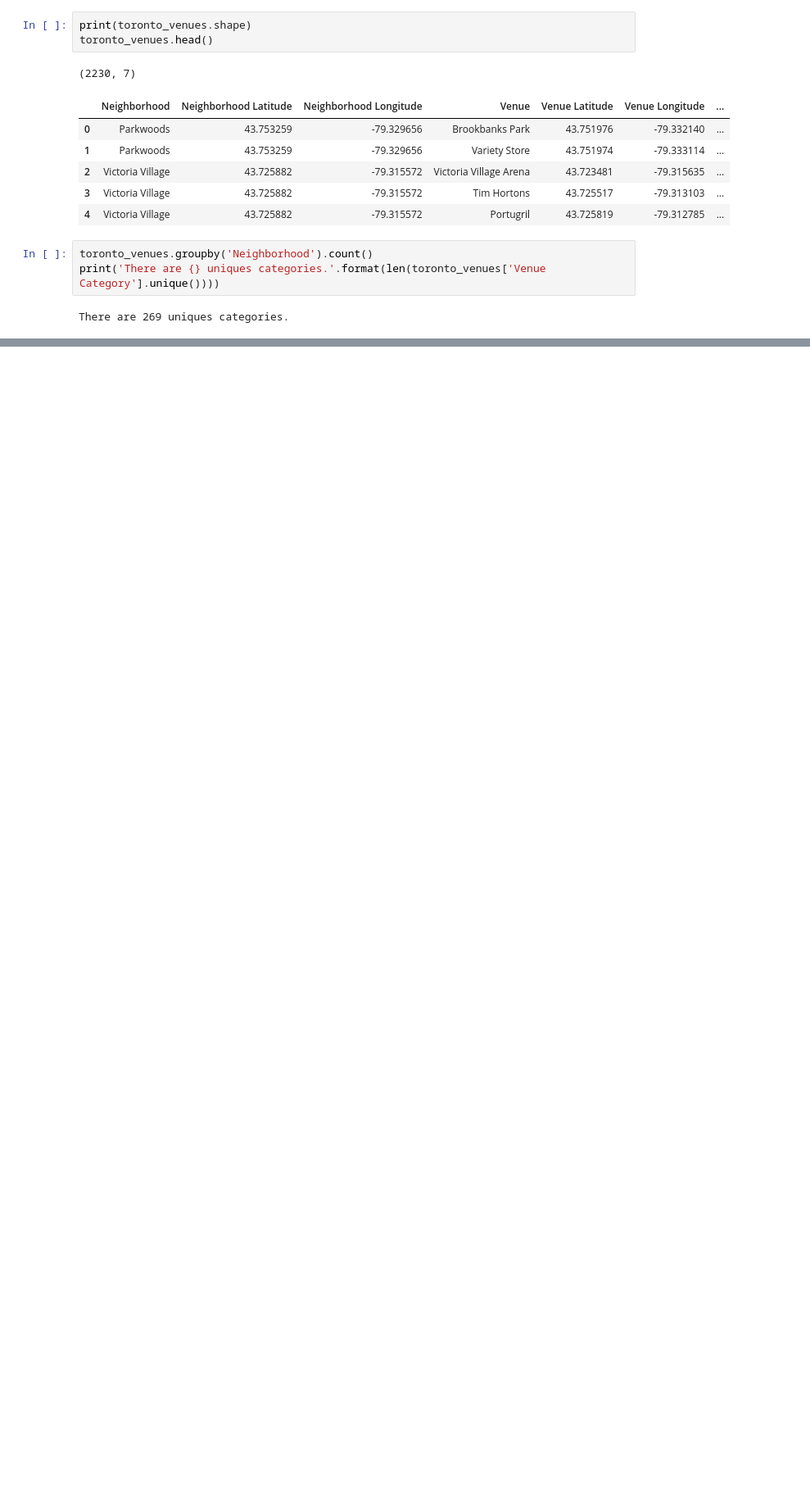
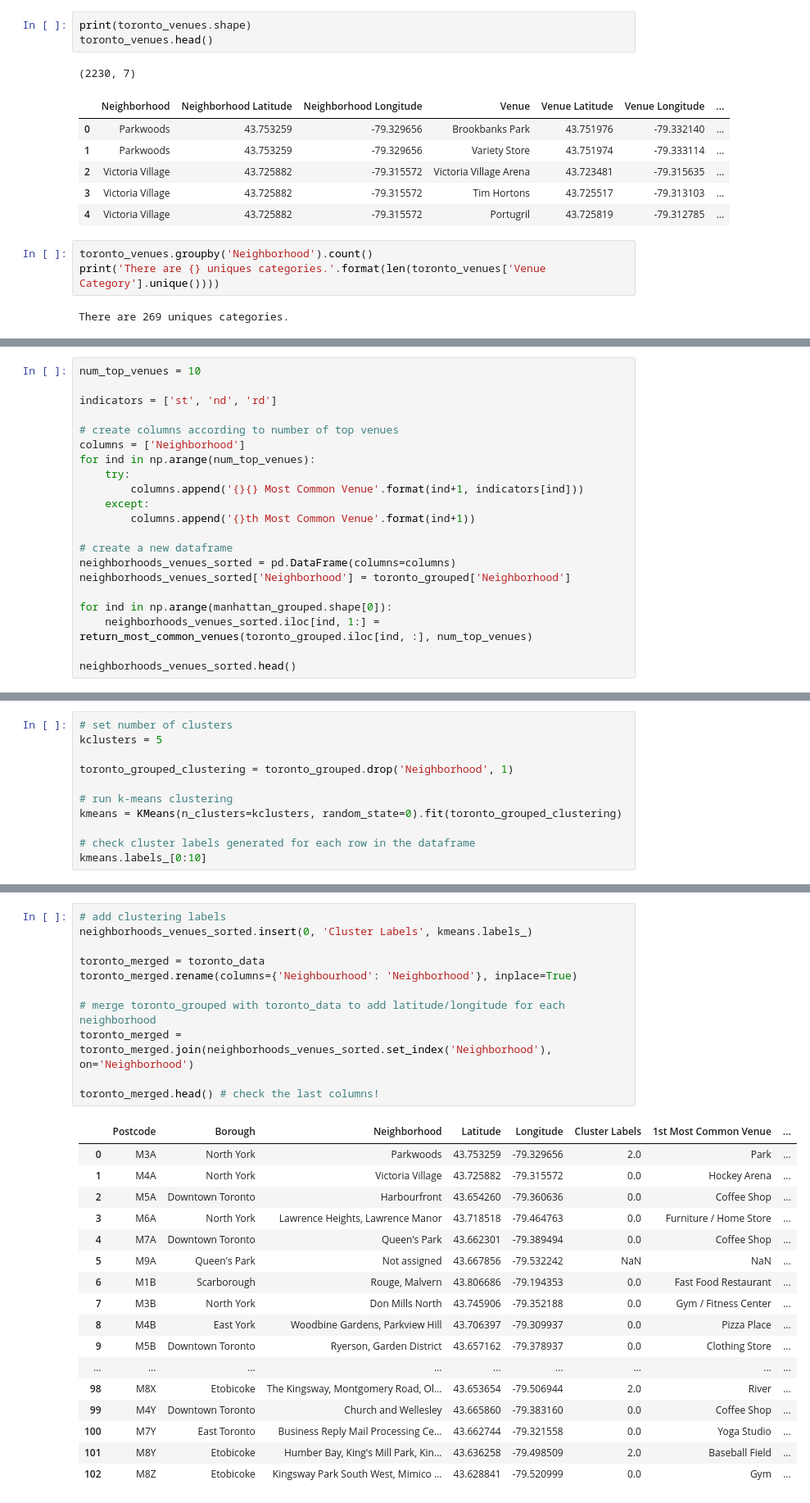
Before and after one commit to savamo/Coursera_Capstone, a Jupyter notebook: Week3 - Peer-graded Assignment.ipynb, the cells around one changed output, grey strips where cells are left out. Shown: that part at 82% size. Saved outputs shown, nothing was run; the diff lists cells and outputs as text; blank space fills up the shorter version.

Commit message:
Published from Watson Studio.

```diff
--- a/Week3 - Peer-graded Assignment.ipynb
+++ b/Week3 - Peer-graded Assignment.ipynb
@@ -198,0 +278,21 @@ There are 269 uniques categories.
+# %%
+num_top_venues = 10
+
+indicators = ['st', 'nd', 'rd']
+
+# create columns according to number of top venues
+columns = ['Neighborhood']
+for ind in np.arange(num_top_venues):
+    try:
+        columns.append('{}{} Most Common Venue'.format(ind+1, indicators[ind]))
+    except:
+        columns.append('{}th Most Common Venue'.format(ind+1))
+
+# create a new dataframe
+neighborhoods_venues_sorted = pd.DataFrame(columns=columns)
+neighborhoods_venues_sorted['Neighborhood'] = toronto_grouped['Neighborhood']
+
+for ind in np.arange(manhattan_grouped.shape[0]):
+    neighborhoods_venues_sorted.iloc[ind, 1:] = return_most_common_venues(toronto_grouped.iloc[ind, :], num_top_venues)
+
+neighborhoods_venues_sorted.head()
@@ -198,0 +308,11 @@ There are 269 uniques categories.
+# %%
+# set number of clusters
+kclusters = 5
+
+toronto_grouped_clustering = toronto_grouped.drop('Neighborhood', 1)
+
+# run k-means clustering
+kmeans = KMeans(n_clusters=kclusters, random_state=0).fit(toronto_grouped_clustering)
+
+# check cluster labels generated for each row in the dataframe
+kmeans.labels_[0:10]
@@ -198,0 +321,29 @@ There are 269 uniques categories.
+# %%
+# add clustering labels
+neighborhoods_venues_sorted.insert(0, 'Cluster Labels', kmeans.labels_)
+
+toronto_merged = toronto_data
+toronto_merged.rename(columns={'Neighbourhood': 'Neighborhood'}, inplace=True)
+
+# merge toronto_grouped with toronto_data to add latitude/longitude for each neighborhood
+toronto_merged = toronto_merged.join(neighborhoods_venues_sorted.set_index('Neighborhood'), on='Neighborhood')
+
+toronto_merged.head() # check the last columns!
+# %% [output]
+|  | Postcode | Borough | Neighborhood | Latitude | Longitude | Cluster Labels | 1st Most Common Venue | ... |
+| 0 | M3A | North York | Parkwoods | 43.753259 | -79.329656 | 2.0 | Park | ... |
+| 1 | M4A | North York | Victoria Village | 43.725882 | -79.315572 | 0.0 | Hockey Arena | ... |
+| 2 | M5A | Downtown Toronto | Harbourfront | 43.654260 | -79.360636 | 0.0 | Coffee Shop | ... |
+| 3 | M6A | North York | Lawrence Heights, Lawrence Manor | 43.718518 | -79.464763 | 0.0 | Furniture / Home Store | ... |
+| 4 | M7A | Downtown Toronto | Queen's Park | 43.662301 | -79.389494 | 0.0 | Coffee Shop | ... |
+| 5 | M9A | Queen's Park | Not assigned | 43.667856 | -79.532242 | NaN | NaN | ... |
+| 6 | M1B | Scarborough | Rouge, Malvern | 43.806686 | -79.194353 | 0.0 | Fast Food Restaurant | ... |
+| 7 | M3B | North York | Don Mills North | 43.745906 | -79.352188 | 0.0 | Gym / Fitness Center | ... |
+| 8 | M4B | East York | Woodbine Gardens, Parkview Hill | 43.706397 | -79.309937 | 0.0 | Pizza Place | ... |
+| 9 | M5B | Downtown Toronto | Ryerson, Garden District | 43.657162 | -79.378937 | 0.0 | Clothing Store | ... |
+| ... | ... | ... | ... | ... | ... | ... | ... | ... |
+| 98 | M8X | Etobicoke | The Kingsway, Montgomery Road, Ol... | 43.653654 | -79.506944 | 2.0 | River | ... |
+| 99 | M4Y | Downtown Toronto | Church and Wellesley | 43.665860 | -79.383160 | 0.0 | Coffee Shop | ... |
+| 100 | M7Y | East Toronto | Business Reply Mail Processing Ce... | 43.662744 | -79.321558 | 0.0 | Yoga Studio | ... |
+| 101 | M8Y | Etobicoke | Humber Bay, King's Mill Park, Kin... | 43.636258 | -79.498509 | 2.0 | Baseball Field | ... |
+| 102 | M8Z | Etobicoke | Kingsway Park South West, Mimico ... | 43.628841 | -79.520999 | 0.0 | Gym | ... |
```
Also changed, not shown: parts of 14 cells of this notebook.
